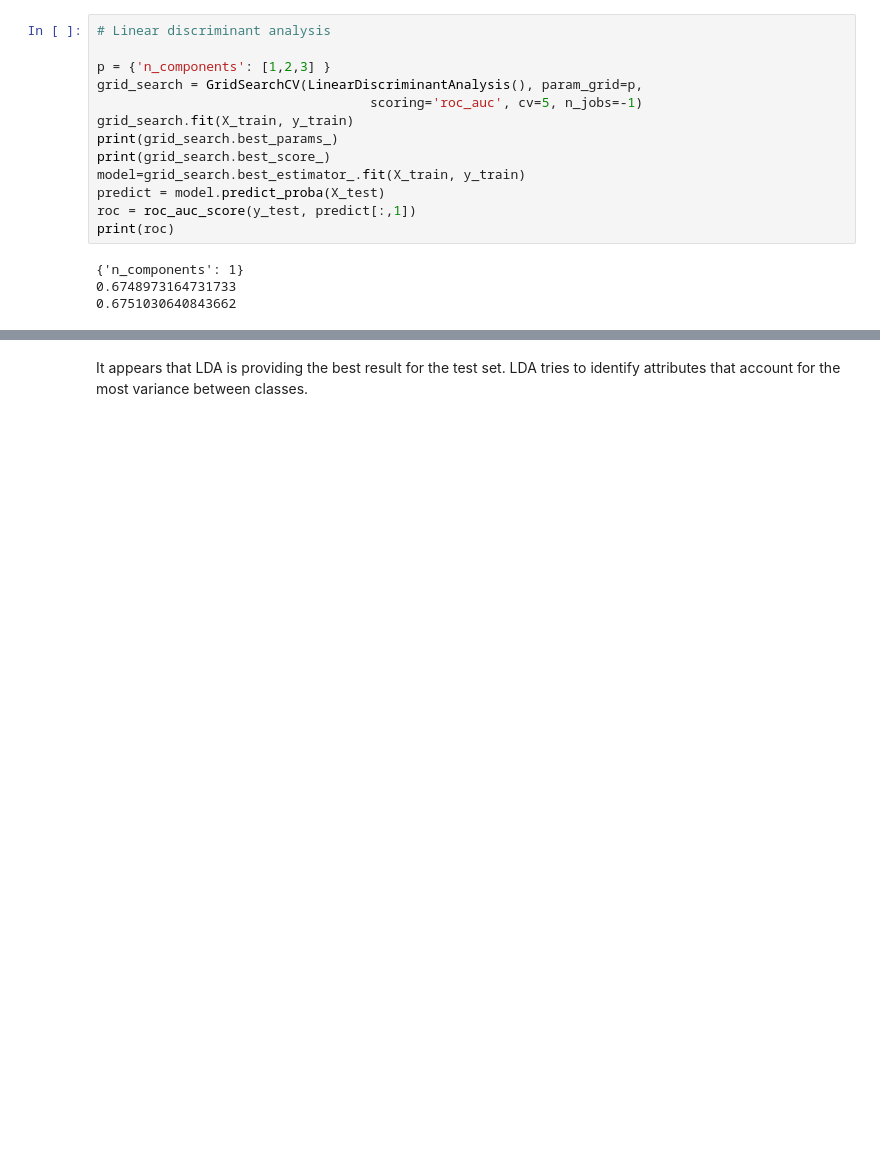
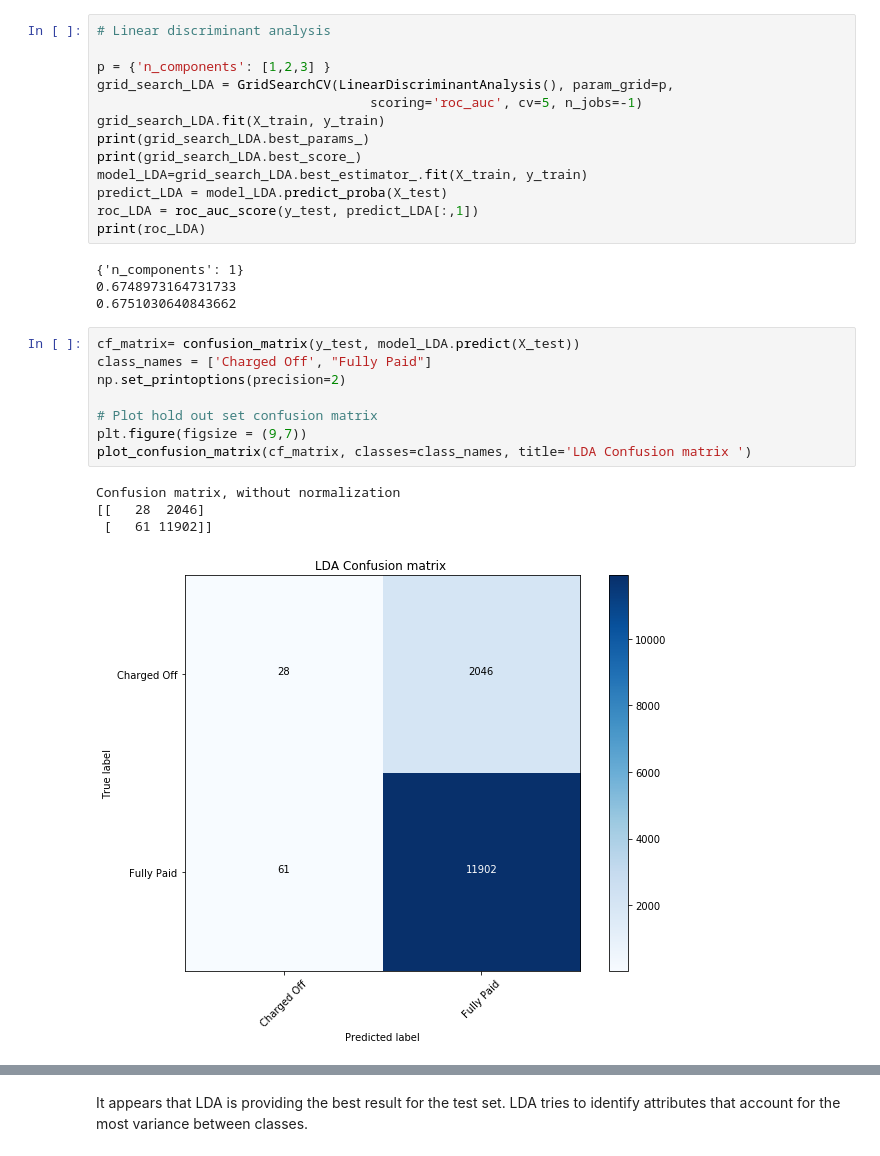
Before and after one commit to j-tian/Springboard, a Jupyter notebook: capstone_one.ipynb, the cells around one changed output, grey strips where cells are left out. Drawn from its saved outputs; the diff is of its cells as text; blank space fills up the shorter version.

```diff
--- a/capstone_one.ipynb
+++ b/capstone_one.ipynb
@@ -439,16 +527,29 @@ print(roc)
 # Linear discriminant analysis
 
 p = {'n_components': [1,2,3] }
-grid_search = GridSearchCV(LinearDiscriminantAnalysis(), param_grid=p,
+grid_search_LDA = GridSearchCV(LinearDiscriminantAnalysis(), param_grid=p,
                                    scoring='roc_auc', cv=5, n_jobs=-1)
-grid_search.fit(X_train, y_train)
-print(grid_search.best_params_)
-print(grid_search.best_score_)
-model=grid_search.best_estimator_.fit(X_train, y_train)
-predict = model.predict_proba(X_test)
-roc = roc_auc_score(y_test, predict[:,1])
-print(roc)
+grid_search_LDA.fit(X_train, y_train)
+print(grid_search_LDA.best_params_)
+print(grid_search_LDA.best_score_)
+model_LDA=grid_search_LDA.best_estimator_.fit(X_train, y_train)
+predict_LDA = model_LDA.predict_proba(X_test)
+roc_LDA = roc_auc_score(y_test, predict_LDA[:,1])
+print(roc_LDA)
 # %% [output]
 {'n_components': 1}
 0.6748973164731733
 0.6751030640843662
+# %%
+cf_matrix= confusion_matrix(y_test, model_LDA.predict(X_test))
+class_names = ['Charged Off', "Fully Paid"]
+np.set_printoptions(precision=2)
+
+# Plot hold out set confusion matrix
+plt.figure(figsize = (9,7))
+plot_confusion_matrix(cf_matrix, classes=class_names, title='LDA Confusion matrix ')
+# %% [output]
+Confusion matrix, without normalization
+[[   28  2046]
+ [   61 11902]]
+[figure, added]
```
Also changed, not shown: parts of 11 cells of this notebook.
